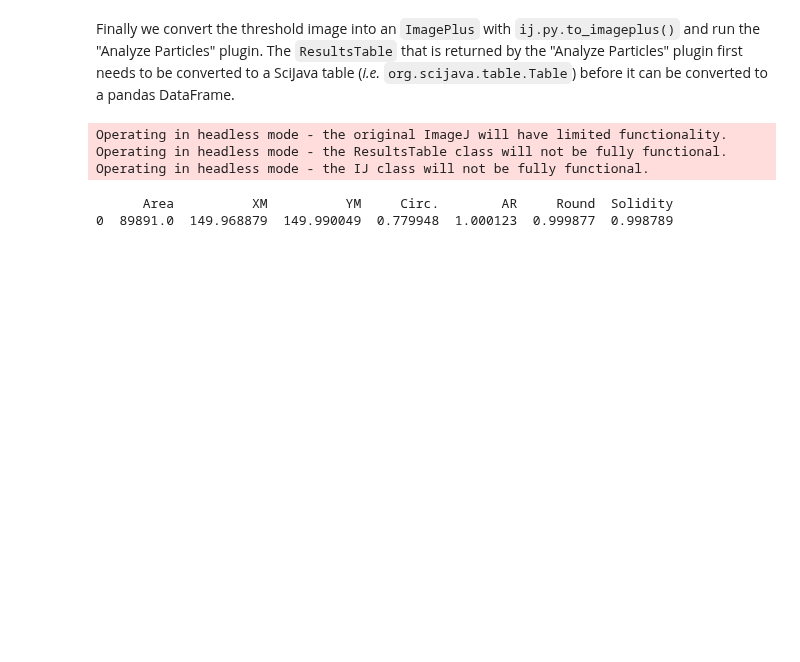
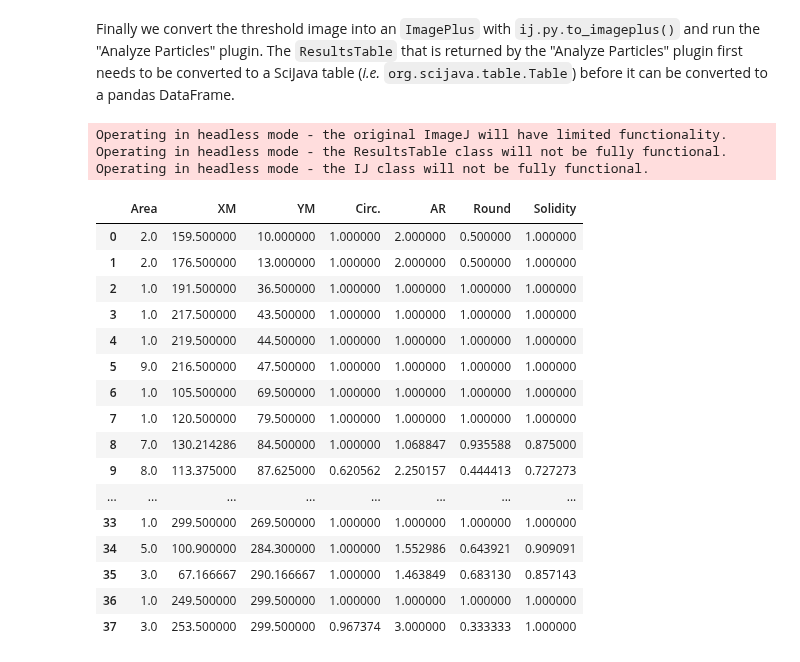
Before and after one commit to imagej/pyimagej, a Jupyter notebook: doc/Puncta-Segmentation.ipynb, the cells around one changed output. Cells and saved outputs as stored; diff of their text form; code cells hidden in the pictures; blank space fills up the shorter version.

Commit message:
Puncta segmentation: use black background
Without this, we're just measuring the background into one big smush.

```diff
--- a/doc/Puncta-Segmentation.ipynb
+++ b/doc/Puncta-Segmentation.ipynb
@@ -70,6 +70,10 @@ Finally we convert the threshold image into an `ImagePlus` with `ij.py.to_imagep
 # %%
 # convert ImgPlus to ImagePlus
 imp_thres = ij.py.to_imageplus(img_thres)
+
+# tell ImageJ to use a black background
+Prefs = sj.jimport('ij.Prefs')
+Prefs.blackBackground = True
 
 # get ResultsTable and set ParticleAnalyzer
 rt = ij.ResultsTable.getResultsTable()
@@ -84,12 +88,28 @@ ij.py.run_plugin(plugin="Analyze Particles...", args="clear", imp=imp_thres)
 # convert results table -> scijava table -> pandas dataframe
 sci_table = ij.convert().convert(rt, Table)
 df = ij.py.from_java(sci_table)
-
-# print dataframe
-print(df)
 # %% [output]
 Operating in headless mode - the original ImageJ will have limited functionality.
 Operating in headless mode - the ResultsTable class will not be fully functional.
 Operating in headless mode - the IJ class will not be fully functional.
-      Area          XM          YM     Circ.        AR     Round  Solidity
-0  89891.0  149.968879  149.990049  0.779948  1.000123  0.999877  0.998789
+# %%
+# print dataframe
+df
+# %% [output]
+|  | Area | XM | YM | Circ. | AR | Round | Solidity |
+| 0 | 2.0 | 159.500000 | 10.000000 | 1.000000 | 2.000000 | 0.500000 | 1.000000 |
+| 1 | 2.0 | 176.500000 | 13.000000 | 1.000000 | 2.000000 | 0.500000 | 1.000000 |
+| 2 | 1.0 | 191.500000 | 36.500000 | 1.000000 | 1.000000 | 1.000000 | 1.000000 |
+| 3 | 1.0 | 217.500000 | 43.500000 | 1.000000 | 1.000000 | 1.000000 | 1.000000 |
+| 4 | 1.0 | 219.500000 | 44.500000 | 1.000000 | 1.000000 | 1.000000 | 1.000000 |
+| 5 | 9.0 | 216.500000 | 47.500000 | 1.000000 | 1.000000 | 1.000000 | 1.000000 |
+| 6 | 1.0 | 105.500000 | 69.500000 | 1.000000 | 1.000000 | 1.000000 | 1.000000 |
+| 7 | 1.0 | 120.500000 | 79.500000 | 1.000000 | 1.000000 | 1.000000 | 1.000000 |
+| 8 | 7.0 | 130.214286 | 84.500000 | 1.000000 | 1.068847 | 0.935588 | 0.875000 |
+| 9 | 8.0 | 113.375000 | 87.625000 | 0.620562 | 2.250157 | 0.444413 | 0.727273 |
+| ... | ... | ... | ... | ... | ... | ... | ... |
+| 33 | 1.0 | 299.500000 | 269.500000 | 1.000000 | 1.000000 | 1.000000 | 1.000000 |
+| 34 | 5.0 | 100.900000 | 284.300000 | 1.000000 | 1.552986 | 0.643921 | 0.909091 |
+| 35 | 3.0 | 67.166667 | 290.166667 | 1.000000 | 1.463849 | 0.683130 | 0.857143 |
+| 36 | 1.0 | 249.500000 | 299.500000 | 1.000000 | 1.000000 | 1.000000 | 1.000000 |
+| 37 | 3.0 | 253.500000 | 299.500000 | 0.967374 | 3.000000 | 0.333333 | 1.000000 |
```
Also changed, not shown: parts of 5 cells of this notebook.
